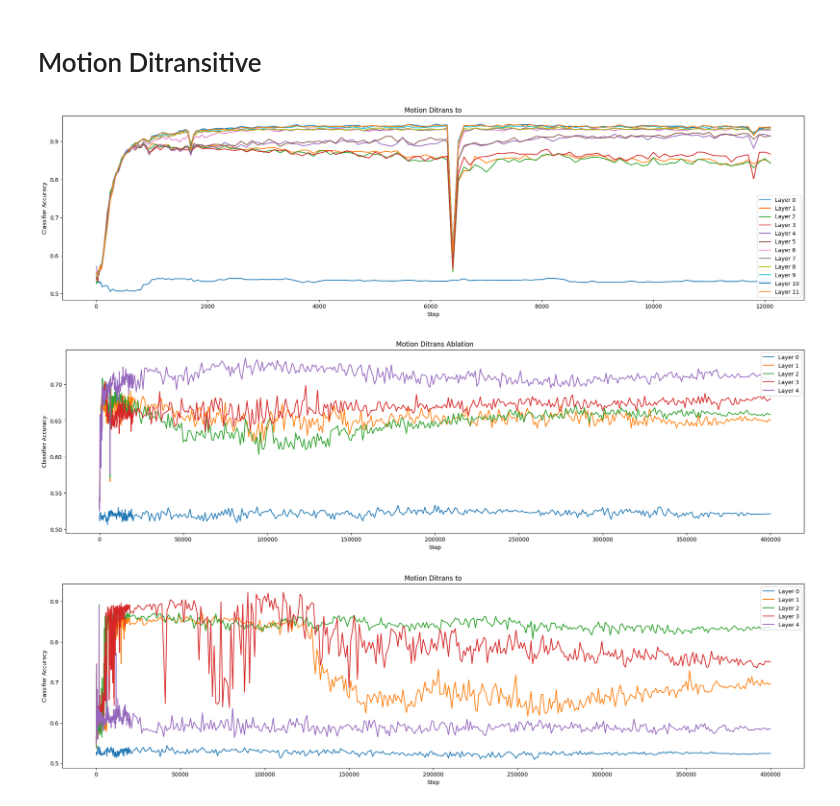
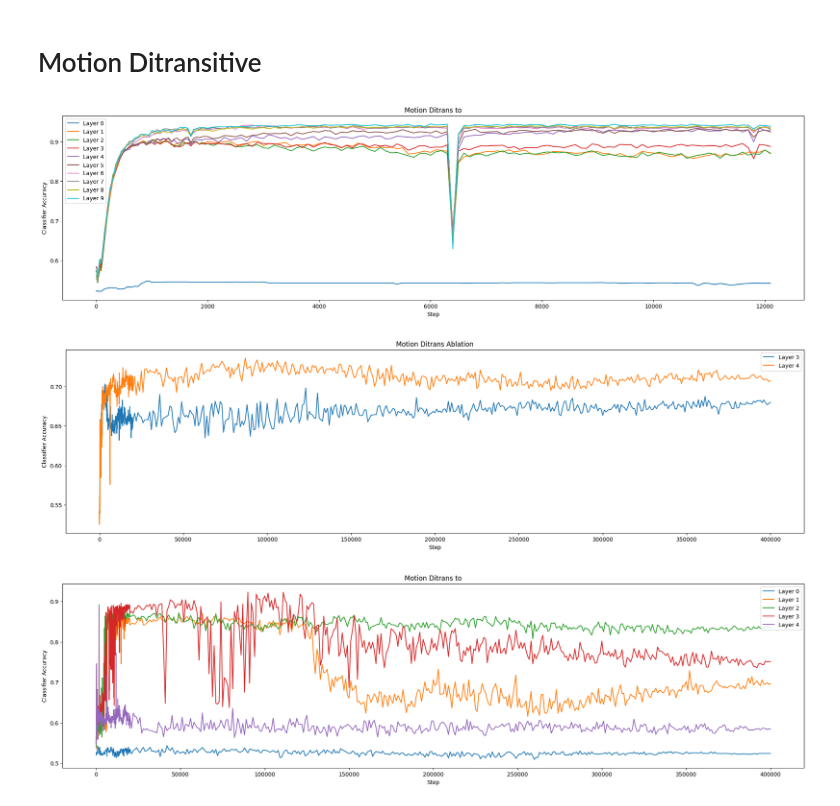
Before and after one commit to jasperjjian/abstraction, a Jupyter notebook: abstraction/analysis/plot.ipynb, the cells around one changed output. Saved outputs shown, nothing was run; the diff lists cells and outputs as text; code cells hidden in the pictures.

Commit message:
New results post annotation.

```diff
--- a/abstraction/analysis/plot.ipynb
+++ b/abstraction/analysis/plot.ipynb
@@ -111,13 +111,13 @@ def plot_object_training_curve(target_path, dependent_path, object_path, title,
 # %% [markdown]
 # Motion Ditransitive
 # %%
-plot_training_curve("/sailhome/jjian/projects/abstraction/results/wikitext/to/pca_8/battlestar_small.ditrans_annotated.motion_annotated.target.tsv", "Motion Ditrans to", metric_name="Classifier Accuracy", layers=list(range(12)))
+plot_training_curve("/sailhome/jjian/projects/abstraction/results/wikitext/to/pca_20/battlestar_small.ditrans_annotated.motion_annotated.target.tsv", "Motion Ditrans to", metric_name="Classifier Accuracy", layers=list(range(0,10)))
 # %% [output]
-[figure, old version]
+[figure, new version]
 # %%
-plot_training_curve("/sailhome/jjian/projects/abstraction/results/ablation/wikitext/to/pca_20.anisotropy/battlestar_small.ditrans_annotated.motion_annotated.target.tsv", "Motion Ditrans Ablation", metric_name="Classifier Accuracy", layers=list(range(0, 5)))
+plot_training_curve("/sailhome/jjian/projects/abstraction/results/ablation/wikitext/to/pca_20.anisotropy/battlestar_small.ditrans_annotated.motion_annotated.target.tsv", "Motion Ditrans Ablation", metric_name="Classifier Accuracy", layers=list(range(3, 5)))
 # %% [output]
-[figure, old version]
+[figure, new version]
 # %%
 plot_training_curve("/sailhome/jjian/projects/abstraction/results/wikitext/to/pca_20.anisotropy/battlestar_small.ditrans_annotated.motion_annotated.target.tsv", "Motion Ditrans to", metric_name="Classifier Accuracy", layers=list(range(0, 5)))
 # %% [output]
```
Also changed, not shown: 9 other files.
